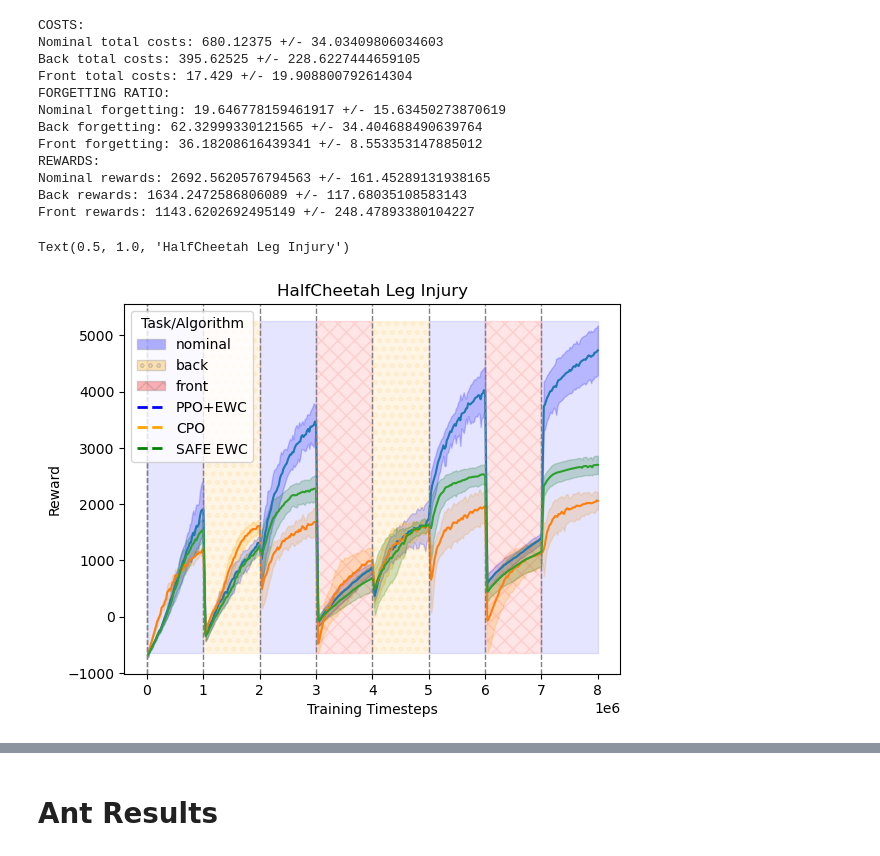
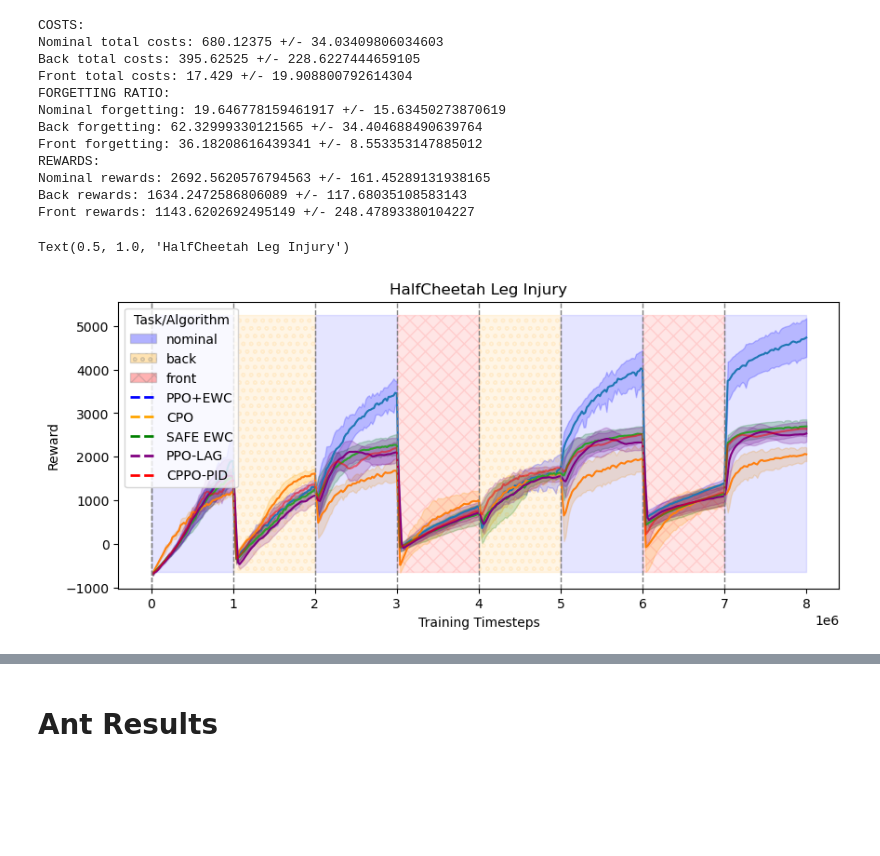
Before and after one commit to MACS-Research-Lab/safe-continual, a Jupyter notebook: Analyze Results.ipynb, the cells around one changed output, grey strips where cells are left out. Saved outputs shown, nothing was run; the diff lists cells and outputs as text; code cells hidden in the pictures; blank space fills up the shorter version.

```diff
--- a/Analyze Results.ipynb
+++ b/Analyze Results.ipynb
@@ -27,3 +44,20 @@ cheetah_cpo_std_costs = np.std(cheetah_cpo_costs, axis=0)
+# %%
+cheetah_cppo_pid_0 = pd.read_csv('/home/austinc/projects/safe-continual/Safe-Policy-Optimization/safepo/runs/cppo_pid_0/SafetyHalfCheetahVelocity-v4/cppo_pid/seed-000-2025-01-15-12-04-33/progress.csv')
+cheetah_cppo_pid_1 = pd.read_csv('/home/austinc/projects/safe-continual/Safe-Policy-Optimization/safepo/runs/cppo_pid_1/SafetyHalfCheetahVelocity-v4/cppo_pid/seed-001-2025-01-15-12-05-00/progress.csv')
+cheetah_cppo_pid_2 = pd.read_csv('/home/austinc/projects/safe-continual/Safe-Policy-Optimization/safepo/runs/cppo_pid_2/SafetyHalfCheetahVelocity-v4/cppo_pid/seed-002-2025-01-15-12-05-35/progress.csv')
+cheetah_cppo_pid_3 = pd.read_csv('/home/austinc/projects/safe-continual/Safe-Policy-Optimization/safepo/runs/cppo_pid_3/SafetyHalfCheetahVelocity-v4/cppo_pid/seed-003-2025-01-15-12-06-05/progress.csv')
+cheetah_cppo_pid_4 = pd.read_csv('/home/austinc/projects/safe-continual/Safe-Policy-Optimization/safepo/runs/cppo_pid_4/SafetyHalfCheetahVelocity-v4/cppo_pid/seed-004-2025-01-15-12-06-24/progress.csv')
+
+cppo_pid_list = [cheetah_cppo_pid_0, cheetah_cppo_pid_1, cheetah_cppo_pid_2, cheetah_cppo_pid_3, cheetah_cppo_pid_4]
+
+cheetah_cppo_pid_rewards = [results['Metrics/EpRet'] for results in cppo_pid_list]
+cheetah_cppo_pid_costs = [results['Metrics/EpCost'] for results in cppo_pid_list]
+
+cheetah_cppo_pid_mean_rewards = np.mean(cheetah_cppo_pid_rewards, axis=0)
+cheetah_cppo_pid_mean_costs = np.mean(cheetah_cppo_pid_costs, axis=0)
+
+cheetah_cppo_pid_std_rewards = np.std(cheetah_cppo_pid_rewards, axis=0)
+cheetah_cppo_pid_std_costs = np.std(cheetah_cppo_pid_costs, axis=0)
 # %%
 def aggregate_metrics(results_list, task_sequence, task_length):
     nominal_costs, back_costs, front_costs = [], [], []
@@ -225,11 +289,15 @@ Nominal rewards: 2692.5620576794563 +/- 161.45289131938165
 Back rewards: 1634.2472586806089 +/- 117.68035108583143
 Front rewards: 1143.6202692495149 +/- 248.47893380104227
 # %%
+plt.figure(figsize=(10,4))
+
 TASK_CYCLE = ['nominal', 'back', 'nominal', 'front', 'back', 'nominal', 'front']
-algorithms = ['PPO+EWC', 'CPO', 'Safe EWC']
+algorithms = ['PPO+EWC', 'CPO', 'Safe EWC', 'PPO-Lag', 'CPPO-PID']
 algorithm_colors={'PPO+EWC': 'blue',
                   'CPO': 'orange',
-                  'Safe EWC': 'green'}
+                  'Safe EWC': 'green',
+                  'PPO-Lag': 'purple',
+                  'CPPO-PID': 'red'}
 cycle_colors = {
     'nominal': 'blue',
     'back': 'orange',
@@ -266,40 +334,56 @@ plt.fill_between(
     color='green', alpha=0.2
 )
 
+plt.plot(cheetah_ppolag_0['Train/TotalSteps'], cheetah_ppolag_mean_rewards, label='PPO-Lag', color='purple')
+plt.fill_between(
+    cheetah_ppolag_0['Train/TotalSteps'],
+    cheetah_ppolag_mean_rewards - cheetah_ppolag_std_rewards,
+    cheetah_ppolag_mean_rewards + cheetah_ppolag_std_rewards,
+    color='purple', alpha=0.2
+)
+
+plt.plot(cheetah_cppo_pid_0['Train/TotalSteps'], cheetah_cppo_pid_mean_rewards, label='CPPO-PID', color='red', alpha=0.5)
+plt.fill_between(
+    cheetah_cppo_pid_0['Train/TotalSteps'],
+    cheetah_cppo_pid_mean_rewards - cheetah_cppo_pid_std_rewards,
+    cheetah_cppo_pid_mean_rewards + cheetah_cppo_pid_std_rewards,
+    color='purple', alpha=0.2
+)
+
 x_vals = range(0, max(cheetah_cpo_0['Train/TotalSteps']) + 1, 1000000)
 for i, x in enumerate(x_vals[:-1]):  # Exclude the last x-value as it doesn't define a region
     # Get the current task from the cycle
     task = TASK_CYCLE[i % len(TASK_CYCLE)]
 
     # Shade the region between the current and next x value
     plt.axvline(x=x, color='gray', linestyle='--', linewidth=1)
     plt.fill_between([x, x_vals[i + 1]], cheetah_ewc_0['Metrics/EpRet'].min(), cheetah_ewc_0['Metrics/EpRet'].max(), color=cycle_colors[task],  hatch=cycle_hatches[task], alpha=0.1)
 
 plt.axvline(x=0, color='gray', linestyle='--', linewidth=1, label='Task Change')
 
 legend_patches = []
 for task in cycle_colors:
     patch = mpatches.Patch(
         facecolor=cycle_colors[task],
         hatch=cycle_hatches[task],
         label=task,
         edgecolor='gray',  # Optional: add edgecolor to improve visibility in legend,
         alpha=0.3
     )
     legend_patches.append(patch)
 
 for algorithm in algorithms:
     custom_line = Line2D([0], [0], color=algorithm_colors[algorithm], lw=2, linestyle='--', label=algorithm.upper())
     legend_patches.append(custom_line)
 # Add legend to the plot
 plt.legend(handles=legend_patches, title='Task/Algorithm')
 
 plt.xlabel("Training Timesteps")
 plt.ylabel("Reward")
 plt.title("HalfCheetah Leg Injury")
 # %% [output]
 Text(0.5, 1.0, 'HalfCheetah Leg Injury')
-[figure, old version]
+[figure, new version]
 # %%
 task_idx = [0, 101, 251, 351]
 plt.plot(cheetah_ewc_mean_rewards[task_idx], marker='o', label='PPO+EWC')
```
Also changed, not shown: parts of 6 cells of this notebook, 3 other files.
